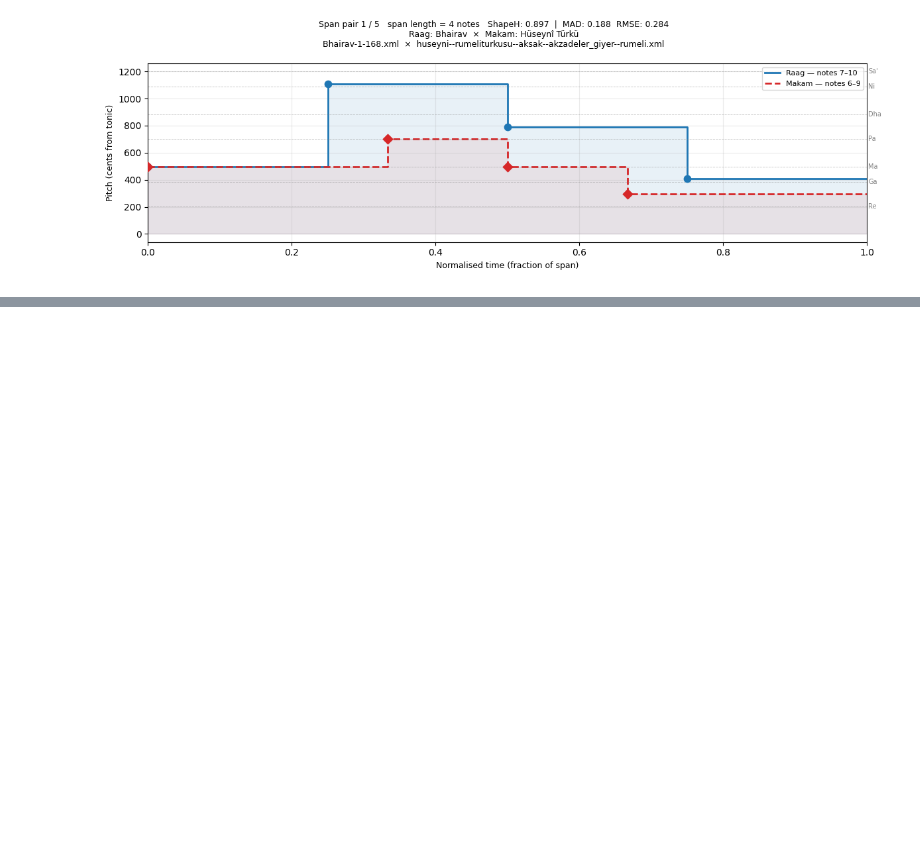
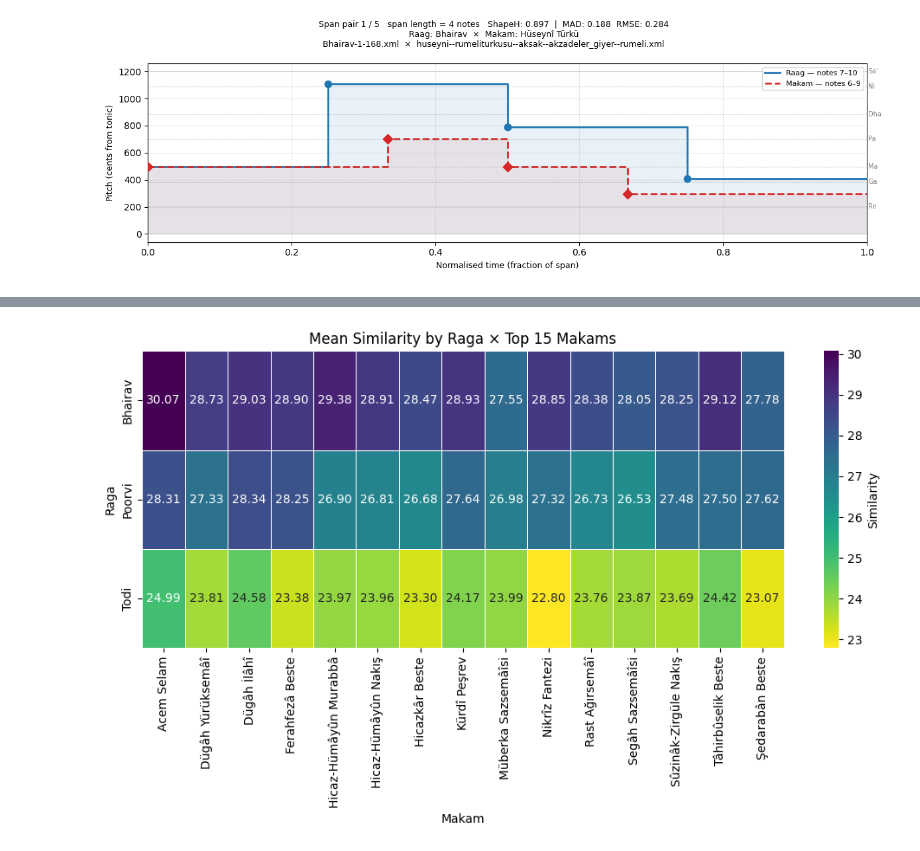
Before and after one commit to Sangarshanan/makam-and-ragas, a Jupyter notebook: phrase-similarity.ipynb, the cells around one changed output, grey strips where cells are left out. Cells and saved outputs as stored; diff of their text form; code cells hidden in the pictures; blank space fills up the shorter version.

```diff
--- a/phrase-similarity.ipynb
+++ b/phrase-similarity.ipynb
@@ -46,3 +47,6 @@ MAKAM_DIR  = "datasets/makams"
 # %%
 PAIRWISE_CSV = "analysis/output/pairwise_similarity.csv"
 AGG_CSV      = "analysis/output/agg_similarity_by_raga_makam_usul.csv"
+# %%
+df_agg = pd.read_csv(AGG_CSV)
+df_agg.head()
@@ -495,0 +489,45 @@ else:
+# %%
+TOP_N = 15
+
+# pick top makams by overall mean similarity
+top_makams = (
+    df_agg[df_agg["agg"] == "mean"]
+    .groupby("makam")["value"]
+    .mean()
+    .sort_values(ascending=False)
+    .head(TOP_N)
+    .index
+)
+
+filtered = df_agg[
+    (df_agg["agg"] == "mean") &
+    (df_agg["makam"].isin(top_makams))
+]
+
+pivot_rm = filtered.pivot_table(
+    index="raga",
+    columns="makam",
+    values="value"
+)
+
+plt.figure(figsize=(10, 6))
+
+sns.heatmap(
+    pivot_rm,
+    cmap="viridis_r",
+    vmin=pivot_rm.min().min(),
+    vmax=pivot_rm.max().max(),
+    annot=True,      # show numbers
+    fmt=".2f",
+    linewidths=0.5,
+    cbar_kws={"label": "Similarity"}
+)
+
+plt.title(f"Mean Similarity by Raga × Top {TOP_N} Makams")
+plt.xlabel("Makam")
+plt.ylabel("Raga")
+
+plt.tight_layout()
+plt.show()
+# %% [output]
+[figure, added]
```
Also changed, not shown: parts of 5 cells of this notebook.
